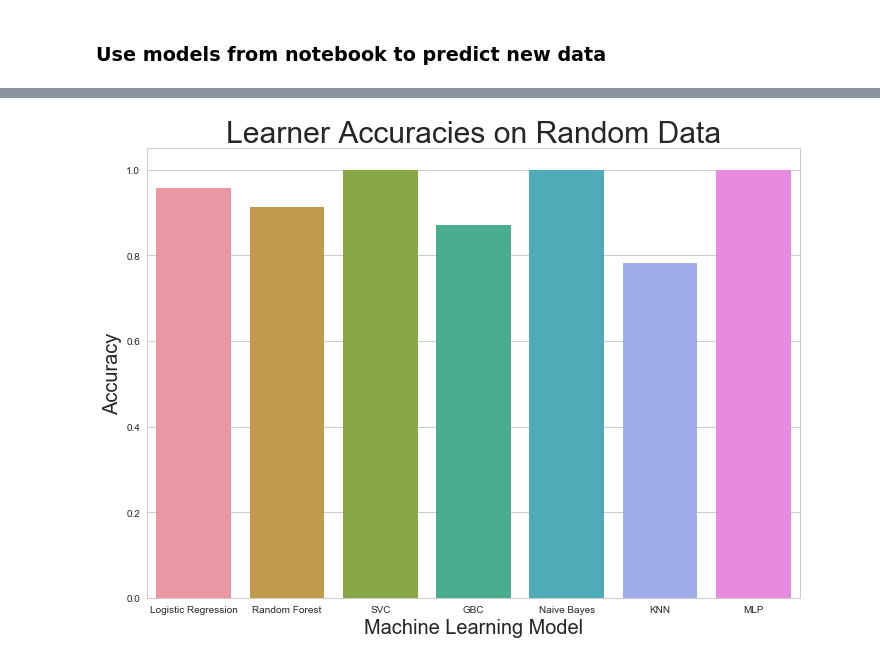
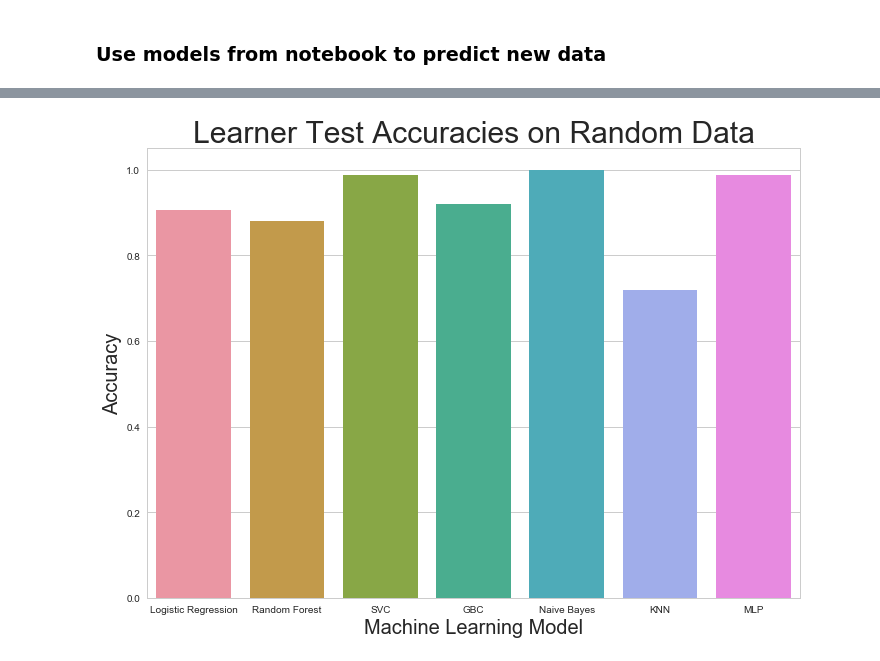
Before and after one commit to MSBradshaw/Holden, a Jupyter notebook: Analysis-Scripts/Random Analysis/Classification-Random-Data.ipynb, the cells around one changed output, grey strips where cells are left out. Drawn from its saved outputs; the diff is of its cells as text; code cells hidden in the pictures.

Commit message:
adjusted random analysis nb to predict on the test set, no adjustments were made post predicting of test

```diff
--- a/Analysis-Scripts/Random Analysis/Classification-Random-Data.ipynb
+++ b/Analysis-Scripts/Random Analysis/Classification-Random-Data.ipynb
@@ -120,7 +124,7 @@ ValueError: Input X must be non-negative
 ### SVC
 # %%
 start = time.time()
-svc = cu.SVC_model_crossval(train_df, train_labels, NUM_SPLITS)
+svc = cu.SVC_model_crossval(df, labels, NUM_SPLITS)
 end = time.time()
 print("Runtime:", (end - start)/60, "minutes")
 # %% [output]
@@ -132,7 +136,7 @@ Runtime: 0.30837711493174236 minutes
 * Gradient Boosting
 # %%
 start = time.time()
-rf = cu.randomforest_model_crossval(train_df, train_labels, NUM_SPLITS)
+rf = cu.randomforest_model_crossval(df, labels, NUM_SPLITS)
 end = time.time()
 print("Runtime:", (end - start)/60, "minutes")
 # %% [output]
@@ -141,6 +145,6 @@ Runtime: 0.08782746791839599 minutes
 # %%
 start = time.time()
-gbc = cu.gradient_boosting_crossval(train_df, train_labels, NUM_SPLITS)
+gbc = cu.gradient_boosting_crossval(df, labels, NUM_SPLITS)
 end = time.time()
 print("Runtime:", (end - start)/60, "minutes")
 # %% [output]
@@ -151,29 +155,29 @@ Runtime: 3.3506330927213033 minutes
 # %% [markdown]
 ### Use models from notebook to predict new data
 # %%
-lr_pred = lr.predict(test_df)
-lr_result = lr.score(test_df, test_labels)
+lr_pred = lr.predict(df_test)
+lr_result = lr.score(df_test, labels_test)
 
 # mnb_pred = mnb.predict(min_max_test_df)
 # mnb_result = mnb.score(test_df, test_labels)
 
-rf_pred = rf.predict(test_df)
-rf_result = rf.score(test_df, test_labels)
+rf_pred = rf.predict(df_test)
+rf_result = rf.score(df_test, labels_test)
 
-svc_pred = svc.predict(test_df)
-svc_result = svc.score(test_df, test_labels)
+svc_pred = svc.predict(df_test)
+svc_result = svc.score(df_test, labels_test)
 
-gbc_pred = gbc.predict(test_df)
-gbc_result = gbc.score(test_df, test_labels)
+gbc_pred = gbc.predict(df_test)
+gbc_result = gbc.score(df_test, labels_test)
 
-gnb_pred = gnb.predict(test_df)
-gnb_result = gnb.score(test_df, test_labels)
+gnb_pred = gnb.predict(df_test)
+gnb_result = gnb.score(df_test, labels_test)
 
-knn_pred = knn.predict(test_df)
-knn_result = knn.score(test_df, test_labels)
+knn_pred = knn.predict(df_test)
+knn_result = knn.score(df_test, labels_test)
 
-mlp_pred = mlp.predict(test_df)
-mlp_result = mlp.score(test_df, test_labels)
+mlp_pred = mlp.predict(df_test)
+mlp_result = mlp.score(df_test, labels_test)
 # %%
 print(lr_result)
 #print(mnb_result)
@@ -204,12 +208,12 @@ final.head()
 # %%
 import seaborn as sns
 sns.set(style="whitegrid",rc={'figure.figsize':(11.7,8.27)})
 
 b = sns.barplot(data=final, x="learner", y="score")
-b.axes.set_title('Learner Accuracies on Random Data',fontsize=30)
+b.axes.set_title('Learner Test Accuracies on Random Data',fontsize=30)
 b.set_xlabel("Machine Learning Model",fontsize=20)
 b.set_ylabel("Accuracy",fontsize=20)
 fig = b.get_figure()
-fig.savefig("random-classification-accuracies.png")
+fig.savefig("random-classification-accuracies-test.png")
 # %% [output]
-[figure, old version]
+[figure, new version]
```
Also changed, not shown: parts of 13 cells of this notebook, 4 other files.
